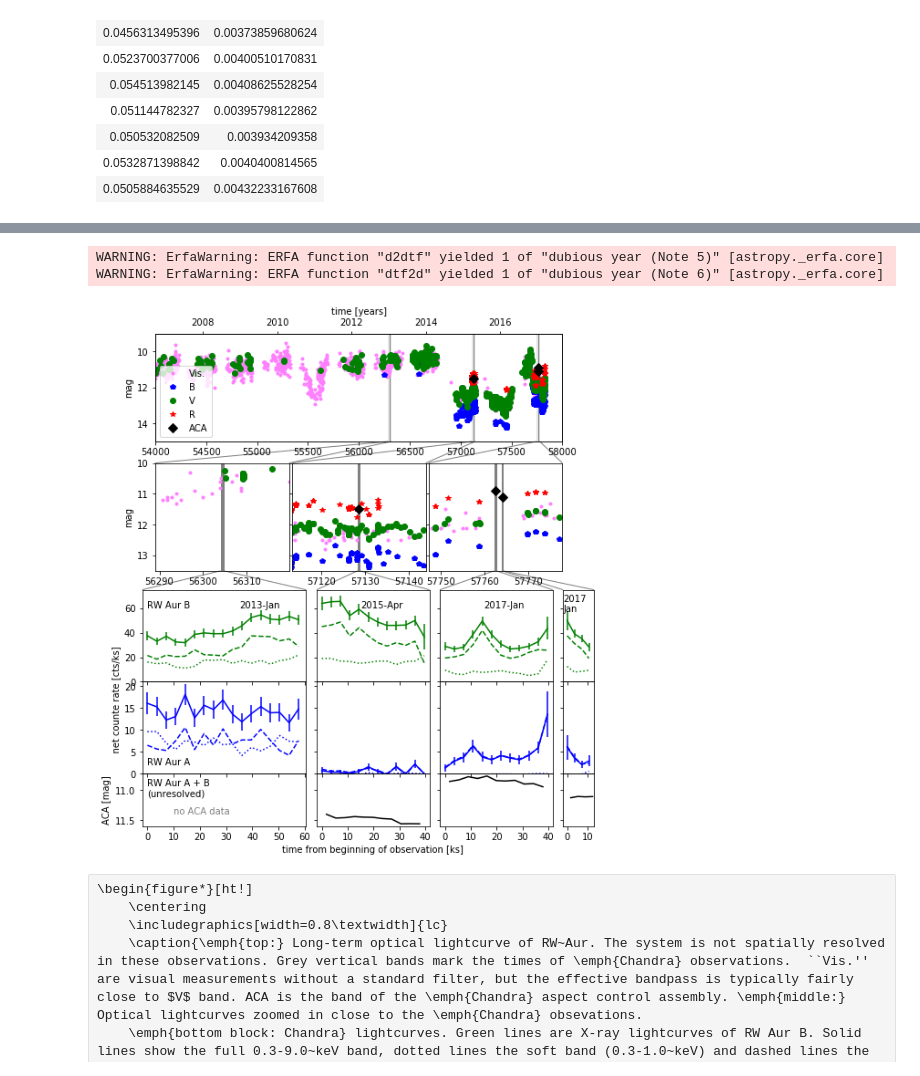
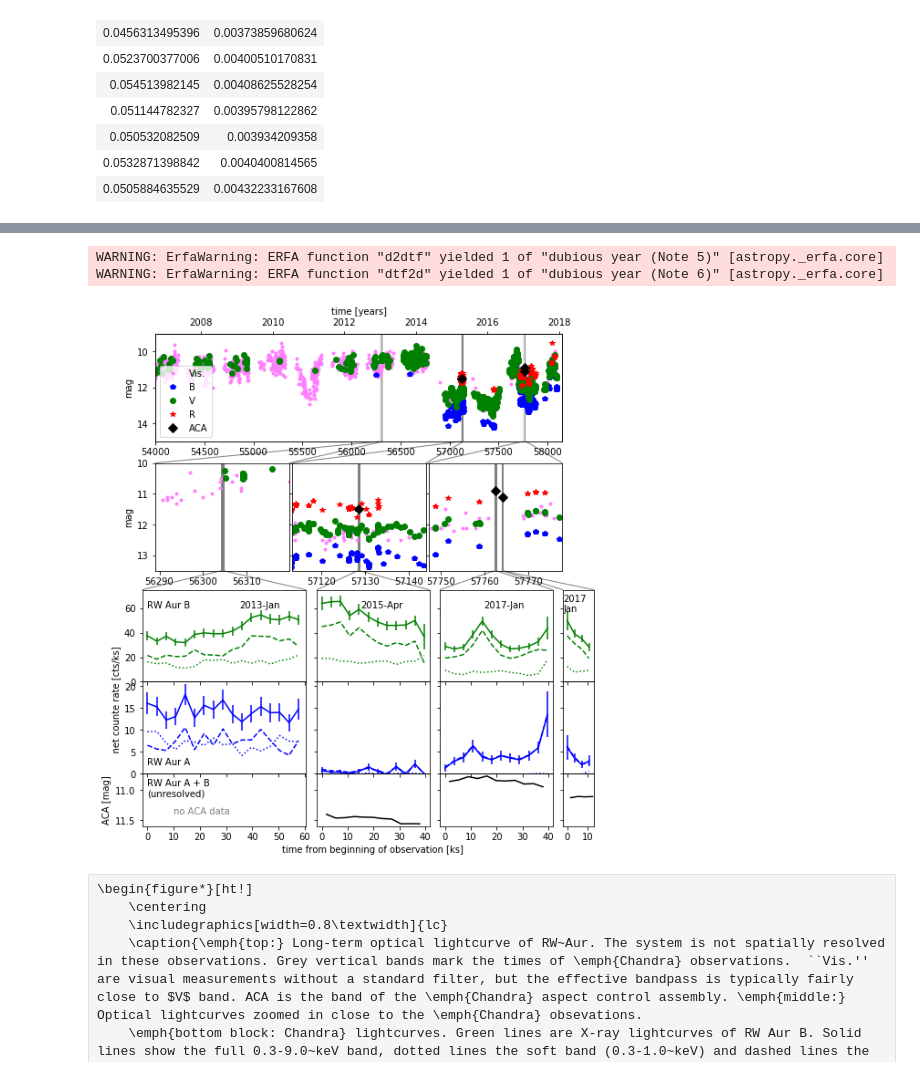
Before and after one commit to hamogu/RWAur, a Jupyter notebook: article.ipynb, the cells around one changed output, grey strips where cells are left out. Drawn from its saved outputs; the diff is of its cells as text; code cells hidden in the pictures.

```diff
--- a/article.ipynb
+++ b/article.ipynb
@@ -361,3 +366,9 @@ obstimes = [[Time(lc[0]['TIME_MIN'][0], format='cxcsec').mjd,
 aavso.add_row({'JD': Time(lccurves[1][0]['TIME'].mean(), format='cxcsec').jd, 'Mag': 11.5, 'Band': 'ACA'})
 aavso.add_row({'JD': Time(lccurves[2][0]['TIME'].mean(), format='cxcsec').jd, 'Mag': 10.9, 'Band': 'ACA'})
 aavso.add_row({'JD': Time(lccurves[3][0]['TIME'].mean(), format='cxcsec').jd, 'Mag': 11.1, 'Band': 'ACA'})
+# %%
+fig = plt.figure(figsize=(10, 5))
+ax = fig.add_subplot(111)
+plotaavso(ax)
+ax.set_xlim([57000, 58150])
+ax.invert_yaxis()
@@ -470,7 +483,7 @@ for ax in fig.axes:
                color='0.5', edgecolor='0.5')
 
 ax11.invert_yaxis()
-ax11.set_xlim([54000, 58000])
+ax11.set_xlim([54000, 58150])
 dtime = 15.
 for i, ax in enumerate([ax21, ax22, ax23]):
     ax.set_xlim(obstimes[i][0] - dtime, obstimes[i][1] + dtime)
@@ -539,34 +552,34 @@ axes[4].set_ylim(0, 0.021 * 1e3)
 axes[8].set_ylim(0, 0.075 * 1e3)
 axes[0].invert_yaxis()
 #axes[5].legend(fontsize=10, loc='upper left')
 axes[4].set_ylabel('                    net counte rate [cts/ks]')
 axes[1].set_xlabel('time from beginning of observation [ks]')
 axes[0].set_ylabel('ACA [mag]')
 axes[8].text(0., 60., 'RW Aur B')
 axes[4].text(0, 2., 'RW Aur A')
 axes[0].text(0, 11.1, 'RW Aur A + B\n(unresolved)')
 axes[0].text(10, 11.4, 'no ACA data', color='0.5')
 axes[8].text(35., 60, '2013-Jan')
 axes[9].text(15, 60., '2015-Apr')
 axes[10].text(15, 60., '2017-Jan')
 axes[11].text(-2, 57., '2017\nJan')
 
 zoom_effect(ax21, ax11, color='0.5')
 zoom_effect(ax22, ax11, color='0.5')
 zoom_effect(ax23, ax11, color='0.5')
 
 zoom_effect(axes[8], ax21, xtrans=Affine2D.from_values(1./(24*3600/1000), 0, 0, 1, obstimes[0][0], 0), color='0.5')
 zoom_effect(axes[9], ax22, xtrans=Affine2D.from_values(1./(24*3600/1000), 0, 0, 1, obstimes[1][0], 0), color='0.5')
 zoom_effect(axes[10], ax23, xtrans=Affine2D.from_values(1./(24*3600/1000), 0, 0, 1, obstimes[2][0], 0), color='0.5')
 zoom_effect(axes[11], ax23, xtrans=Affine2D.from_values(1./(24*3600/1000), 0, 0, 1, obstimes[3][0], 0), color='0.5')
 
 fig.subplots_adjust(wspace=0.02)
 
 fig.savefig(os.path.join(figout, 'lc.pdf'), bbox_inches='tight')
 # %% [output]
 WARNING: ErfaWarning: ERFA function "d2dtf" yielded 1 of "dubious year (Note 5)" [astropy._erfa.core]
 WARNING: ErfaWarning: ERFA function "dtf2d" yielded 1 of "dubious year (Note 6)" [astropy._erfa.core]
-[figure, old version]
+[figure, new version]
 # %% [raw]
 \begin{figure*}[ht!]
     \centering
```
Also changed, not shown: parts of 41 cells of this notebook, 1 other file.
